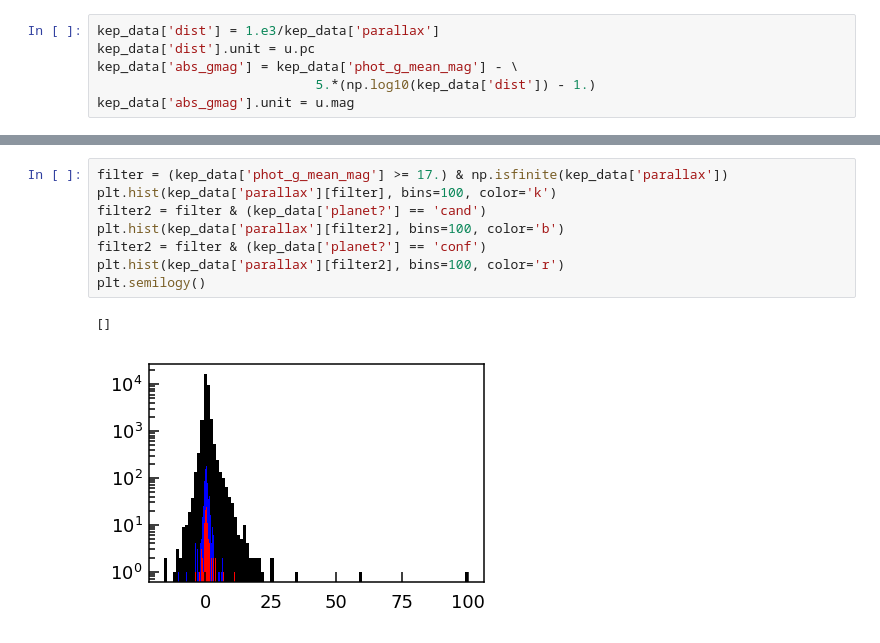
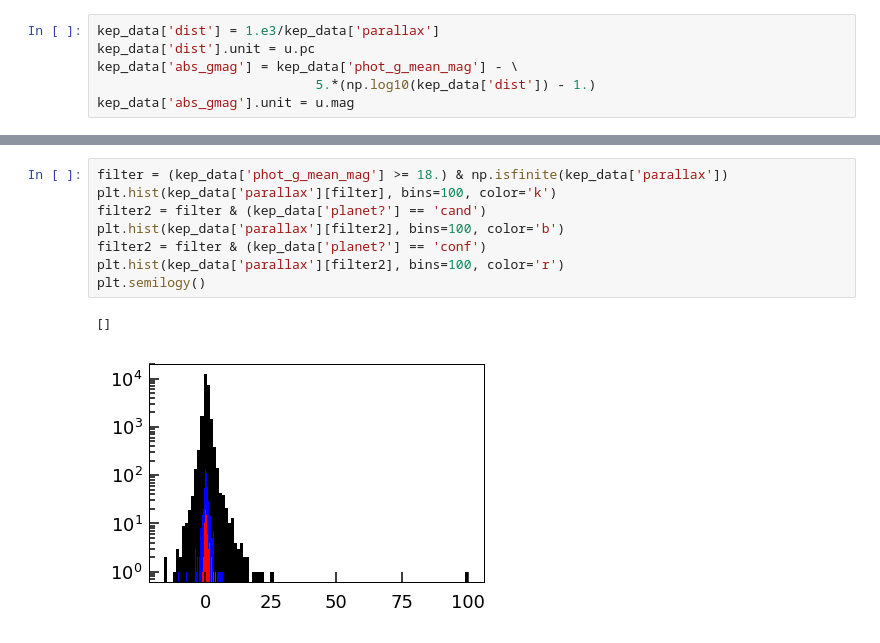
Before and after one commit to megbedell/gaia-kepler.fun, a Jupyter notebook: notebooks/demo.ipynb, the cells around one changed output, grey strips where cells are left out. Saved outputs shown, nothing was run; the diff lists cells and outputs as text.

Commit message:
plotting notebook

```diff
--- a/notebooks/demo.ipynb
+++ b/notebooks/demo.ipynb
@@ -51,13 +51,13 @@ plt.savefig('../img/colormag_kepler.png')
 # %% [output]
 [figure]
 # %%
-filter = (kep_data['phot_g_mean_mag'] >= 17.) & np.isfinite(kep_data['parallax'])
+filter = (kep_data['phot_g_mean_mag'] >= 18.) & np.isfinite(kep_data['parallax'])
 plt.hist(kep_data['parallax'][filter], bins=100, color='k')
 filter2 = filter & (kep_data['planet?'] == 'cand')
 plt.hist(kep_data['parallax'][filter2], bins=100, color='b')
 filter2 = filter & (kep_data['planet?'] == 'conf')
 plt.hist(kep_data['parallax'][filter2], bins=100, color='r')
 plt.semilogy()
 # %% [output]
 []
-[figure, old version]
+[figure, new version]
```
Also changed, not shown: parts of 1 cell of this notebook, 1 other file.
